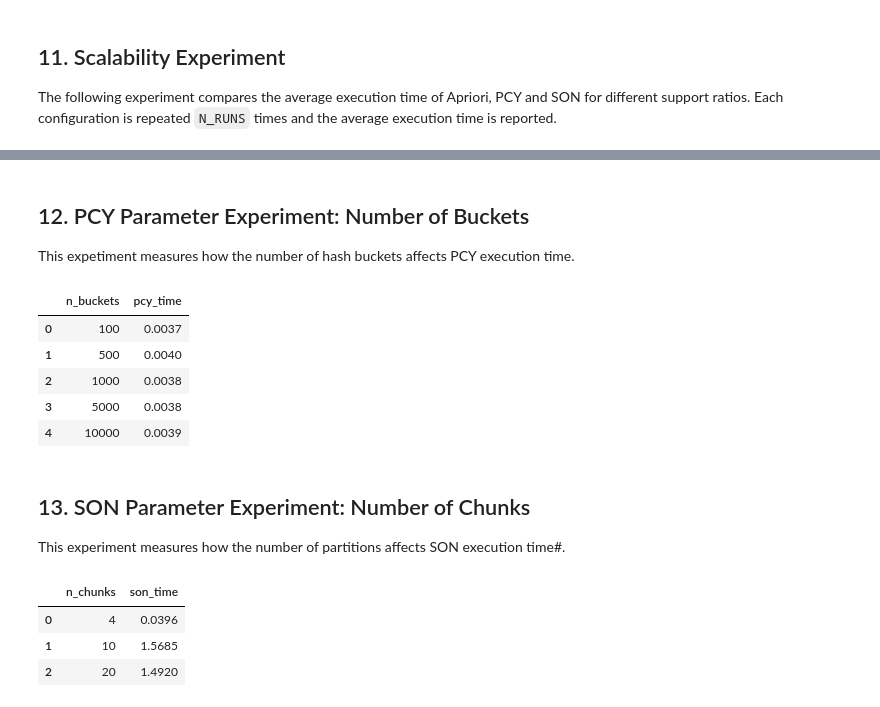
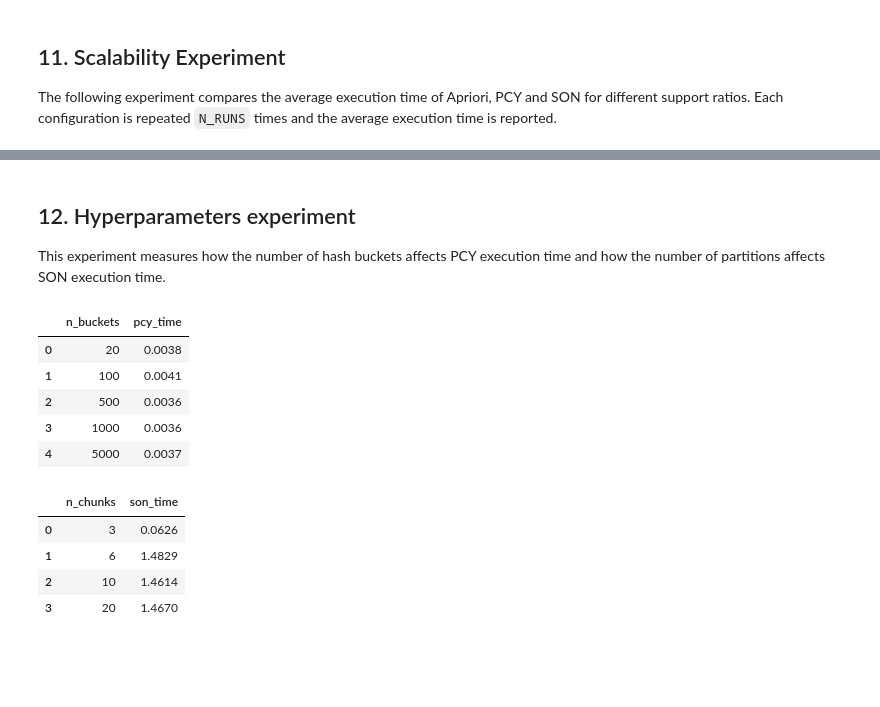
Before and after one commit to leilacielok/market_basket_analysis, a Jupyter notebook: project.ipynb, the cells around one changed output, grey strips where cells are left out. Saved outputs shown, nothing was run; the diff lists cells and outputs as text; code cells hidden in the pictures; blank space fills up the shorter version.

Commit message:
Compacting hyperparameter experiments visualization

```diff
--- a/project.ipynb
+++ b/project.ipynb
@@ -682,51 +681,46 @@ plt.show()
 # %% [markdown]
-## 12. PCY Parameter Experiment: Number of Buckets
-
-This expetiment measures how the number of hash buckets affects PCY execution time.
+## 12. Hyperparameters experiment
+This experiment measures how the number of hash buckets affects PCY execution time and how the number of partitions affects SON execution time.
 # %%
 bucket_results = []
 
-for n_buckets in [100, 500, 1000, 5000, 10000]:
+for n_buckets in [20, 100, 500, 1000, 5000]:
     times = []
 
     for _ in range(N_RUNS):
 
         start = time.time()
 
         pcy(
             baskets,
             MIN_SUPPORT_COUNT,
             n_buckets=n_buckets,
             show_bucket_stats=False
         )
 
         times.append(time.time() - start)
 
     avg_time = sum(times) / N_RUNS
 
     bucket_results.append({
         "n_buckets": n_buckets,
         "pcy_time": avg_time
     })
 
 bucket_results_df = pd.DataFrame(bucket_results)
 
 bucket_results_df.round(4)
 # %% [output]
 |  | n_buckets | pcy_time |
-| 0 | 100 | 0.0037 |
-| 1 | 500 | 0.0040 |
-| 2 | 1000 | 0.0038 |
-| 3 | 5000 | 0.0038 |
-| 4 | 10000 | 0.0039 |
+| 0 | 20 | 0.0038 |
+| 1 | 100 | 0.0041 |
+| 2 | 500 | 0.0036 |
+| 3 | 1000 | 0.0036 |
+| 4 | 5000 | 0.0037 |
-# %% [markdown]
-## 13. SON Parameter Experiment: Number of Chunks
-
-This experiment measures how the number of partitions affects SON execution time#.
 # %%
 chunk_results = []
 
-for n_chunks in [4, 10, 20]:
+for n_chunks in [3, 6, 10, 20]:
     times = []
 
     for _ in range(N_RUNS):
@@ -753,6 +747,7 @@ chunk_results_df = pd.DataFrame(chunk_results)
 chunk_results_df.round(4)
 # %% [output]
 |  | n_chunks | son_time |
-| 0 | 4 | 0.0396 |
-| 1 | 10 | 1.5685 |
-| 2 | 20 | 1.4920 |
+| 0 | 3 | 0.0626 |
+| 1 | 6 | 1.4829 |
+| 2 | 10 | 1.4614 |
+| 3 | 20 | 1.4670 |
```
Also changed, not shown: parts of 7 cells of this notebook.
